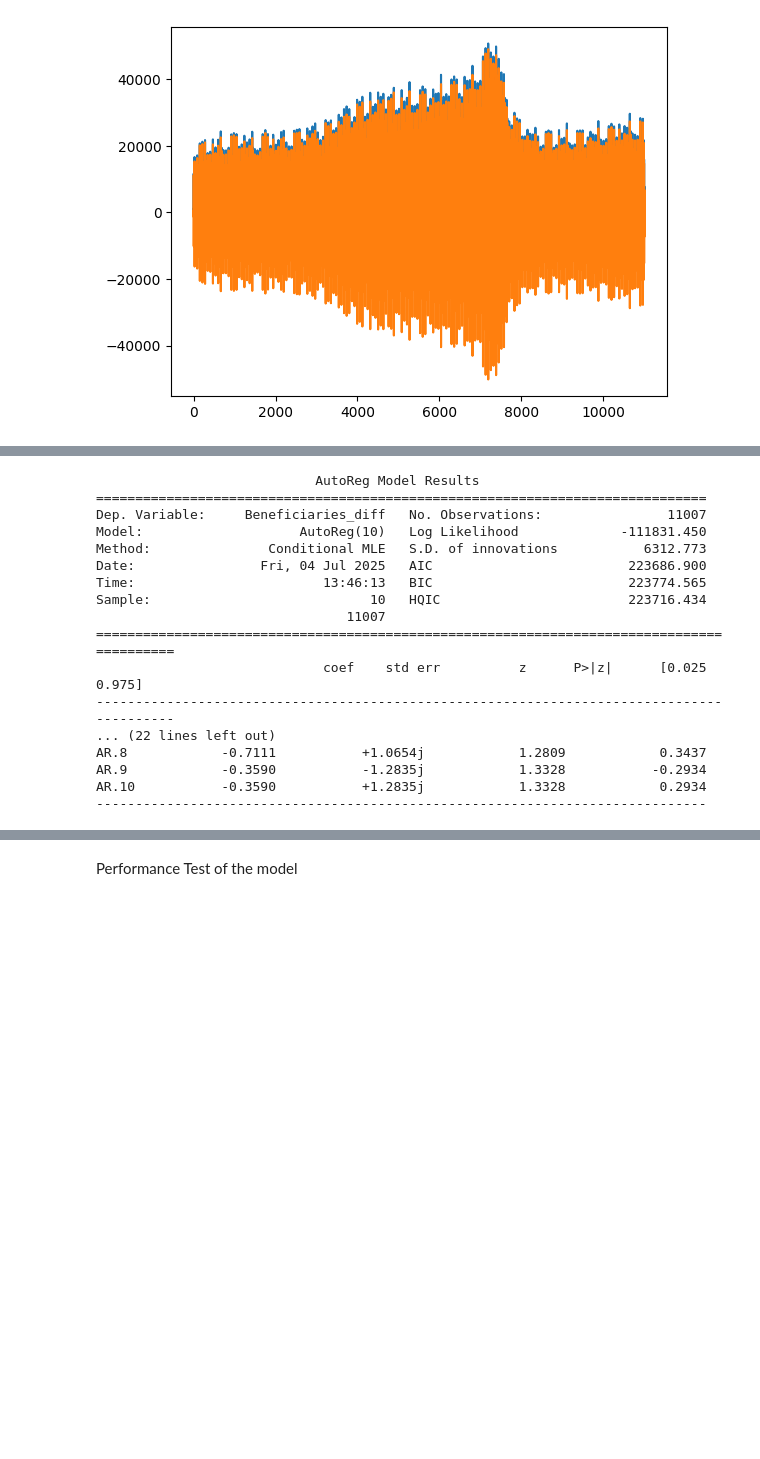
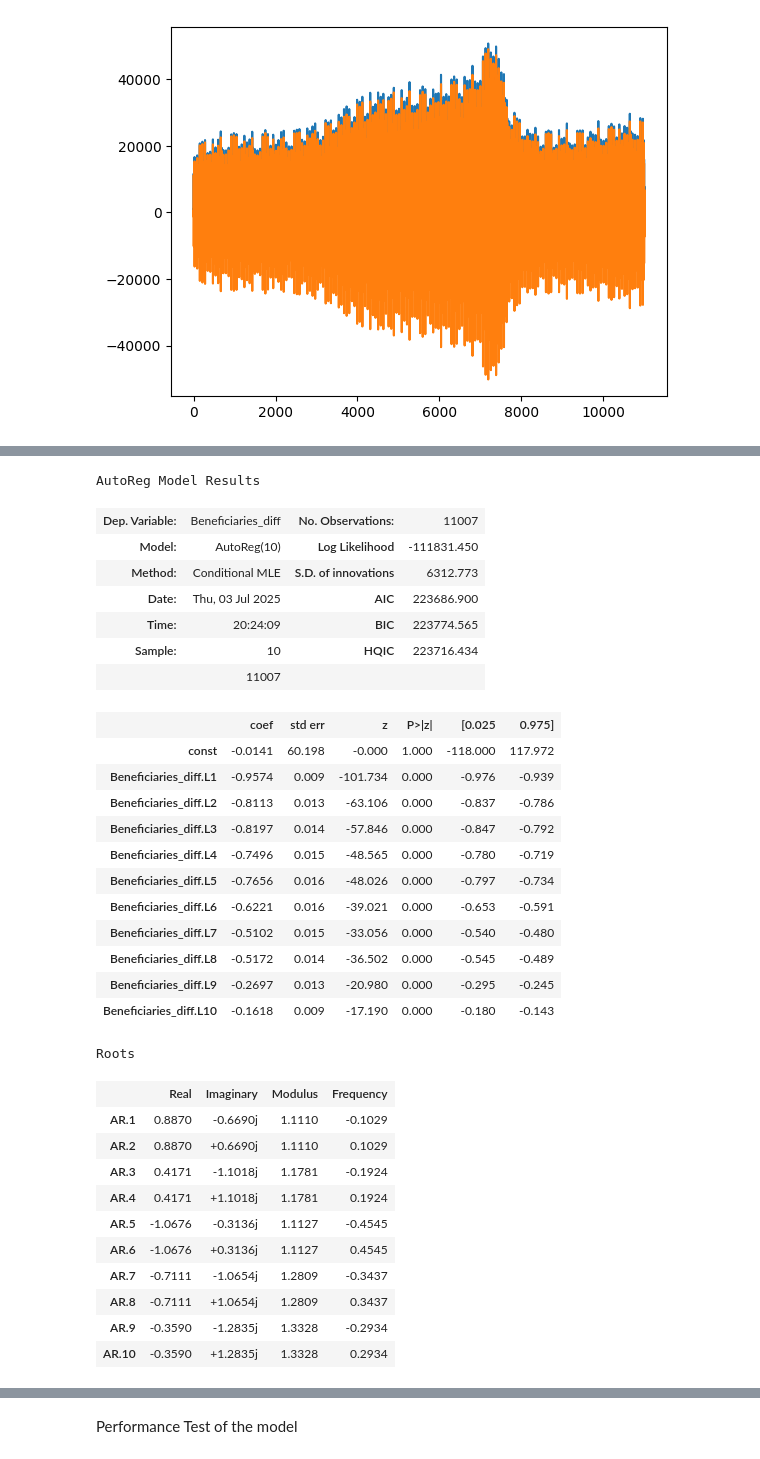
Before and after one commit to Aditya-Sachan-Git/Unemployed-Insurance-Beneficiary-Forecasting, a Jupyter notebook: Project Executable Files/Python Notebook/Fin_my.ipynb, the cells around one changed output, grey strips where cells are left out. Saved outputs shown, nothing was run; the diff lists cells and outputs as text; code cells hidden in the pictures; blank space fills up the shorter version.

```diff
--- a/Project Executable Files/Python Notebook/Fin_my.ipynb
+++ b/Project Executable Files/Python Notebook/Fin_my.ipynb
@@ -230,23 +241,38 @@ Warnings:
 # %%
 #Auto Regression
 model_ar=AutoReg(train['Beneficiaries_diff'].dropna(), lags=10).fit()
-print(model_ar.summary())
+model_ar.summary()
 # %% [output]
-                            AutoReg Model Results
-==============================================================================
-Dep. Variable:     Beneficiaries_diff   No. Observations:                11007
-Model:                    AutoReg(10)   Log Likelihood             -111831.450
-Method:               Conditional MLE   S.D. of innovations           6312.773
-Date:                Fri, 04 Jul 2025   AIC                         223686.900
-Time:                        13:46:13   BIC                         223774.565
-Sample:                            10   HQIC                        223716.434
-                                11007
-==========================================================================================
-                             coef    std err          z      P>|z|      [0.025      0.975]
-------------------------------------------------------------------------------------------
-... (22 lines left out)
-AR.8            -0.7111           +1.0654j            1.2809            0.3437
-AR.9            -0.3590           -1.2835j            1.3328           -0.2934
-AR.10           -0.3590           +1.2835j            1.3328            0.2934
-------------------------------------------------------------------------------
+AutoReg Model Results
+| Dep. Variable: | Beneficiaries_diff | No. Observations: | 11007 |
+| Model: | AutoReg(10) | Log Likelihood | -111831.450 |
+| Method: | Conditional MLE | S.D. of innovations | 6312.773 |
+| Date: | Thu, 03 Jul 2025 | AIC | 223686.900 |
+| Time: | 20:24:09 | BIC | 223774.565 |
+| Sample: | 10 | HQIC | 223716.434 |
+|  | 11007 |  |  |
+|  | coef | std err | z | P>|z| | [0.025 | 0.975] |
+| const | -0.0141 | 60.198 | -0.000 | 1.000 | -118.000 | 117.972 |
+| Beneficiaries_diff.L1 | -0.9574 | 0.009 | -101.734 | 0.000 | -0.976 | -0.939 |
+| Beneficiaries_diff.L2 | -0.8113 | 0.013 | -63.106 | 0.000 | -0.837 | -0.786 |
+| Beneficiaries_diff.L3 | -0.8197 | 0.014 | -57.846 | 0.000 | -0.847 | -0.792 |
+| Beneficiaries_diff.L4 | -0.7496 | 0.015 | -48.565 | 0.000 | -0.780 | -0.719 |
+| Beneficiaries_diff.L5 | -0.7656 | 0.016 | -48.026 | 0.000 | -0.797 | -0.734 |
+| Beneficiaries_diff.L6 | -0.6221 | 0.016 | -39.021 | 0.000 | -0.653 | -0.591 |
+| Beneficiaries_diff.L7 | -0.5102 | 0.015 | -33.056 | 0.000 | -0.540 | -0.480 |
+| Beneficiaries_diff.L8 | -0.5172 | 0.014 | -36.502 | 0.000 | -0.545 | -0.489 |
+| Beneficiaries_diff.L9 | -0.2697 | 0.013 | -20.980 | 0.000 | -0.295 | -0.245 |
+| Beneficiaries_diff.L10 | -0.1618 | 0.009 | -17.190 | 0.000 | -0.180 | -0.143 |
+Roots
+|  | Real | Imaginary | Modulus | Frequency |
+| AR.1 | 0.8870 | -0.6690j | 1.1110 | -0.1029 |
+| AR.2 | 0.8870 | +0.6690j | 1.1110 | 0.1029 |
+| AR.3 | 0.4171 | -1.1018j | 1.1781 | -0.1924 |
+| AR.4 | 0.4171 | +1.1018j | 1.1781 | 0.1924 |
+| AR.5 | -1.0676 | -0.3136j | 1.1127 | -0.4545 |
+| AR.6 | -1.0676 | +0.3136j | 1.1127 | 0.4545 |
+| AR.7 | -0.7111 | -1.0654j | 1.2809 | -0.3437 |
+| AR.8 | -0.7111 | +1.0654j | 1.2809 | 0.3437 |
+| AR.9 | -0.3590 | -1.2835j | 1.3328 | -0.2934 |
+| AR.10 | -0.3590 | +1.2835j | 1.3328 | 0.2934 |
 # %%
```
Also changed, not shown: parts of 9 cells of this notebook.
